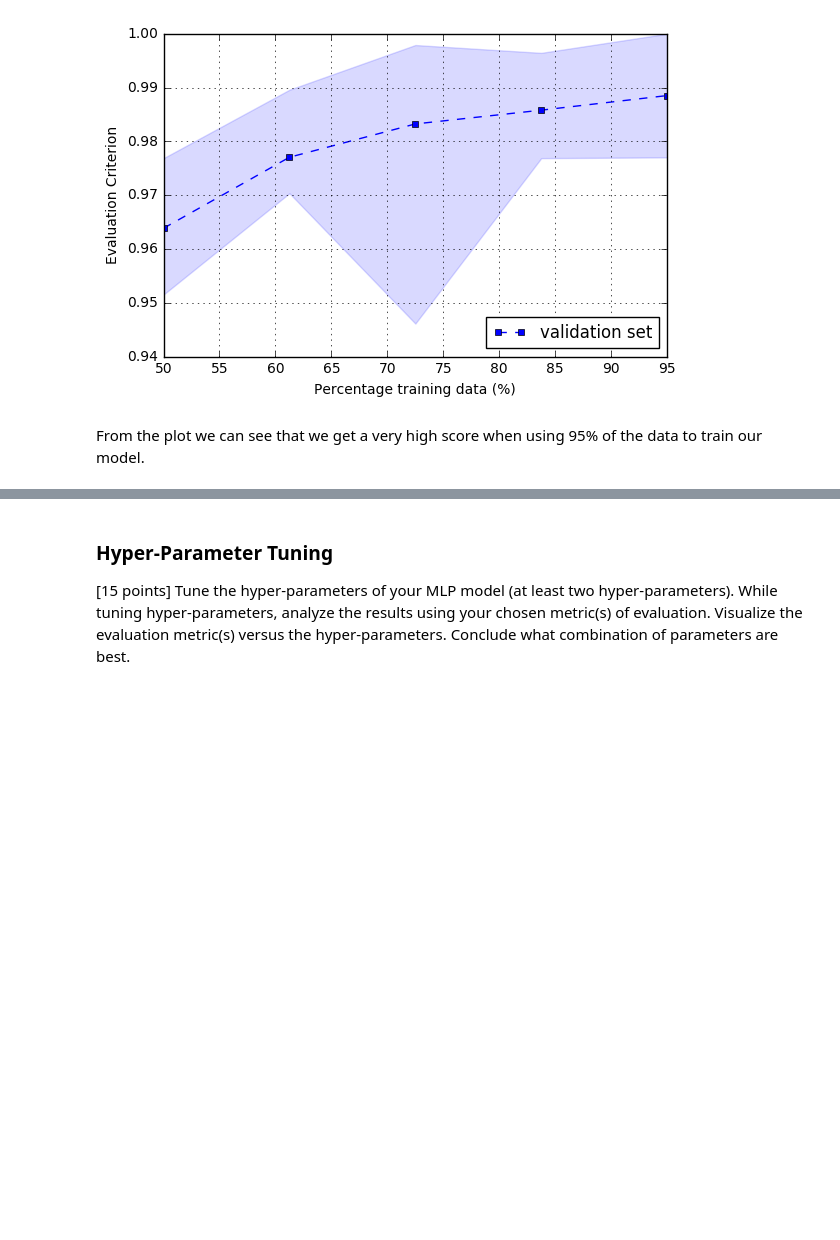
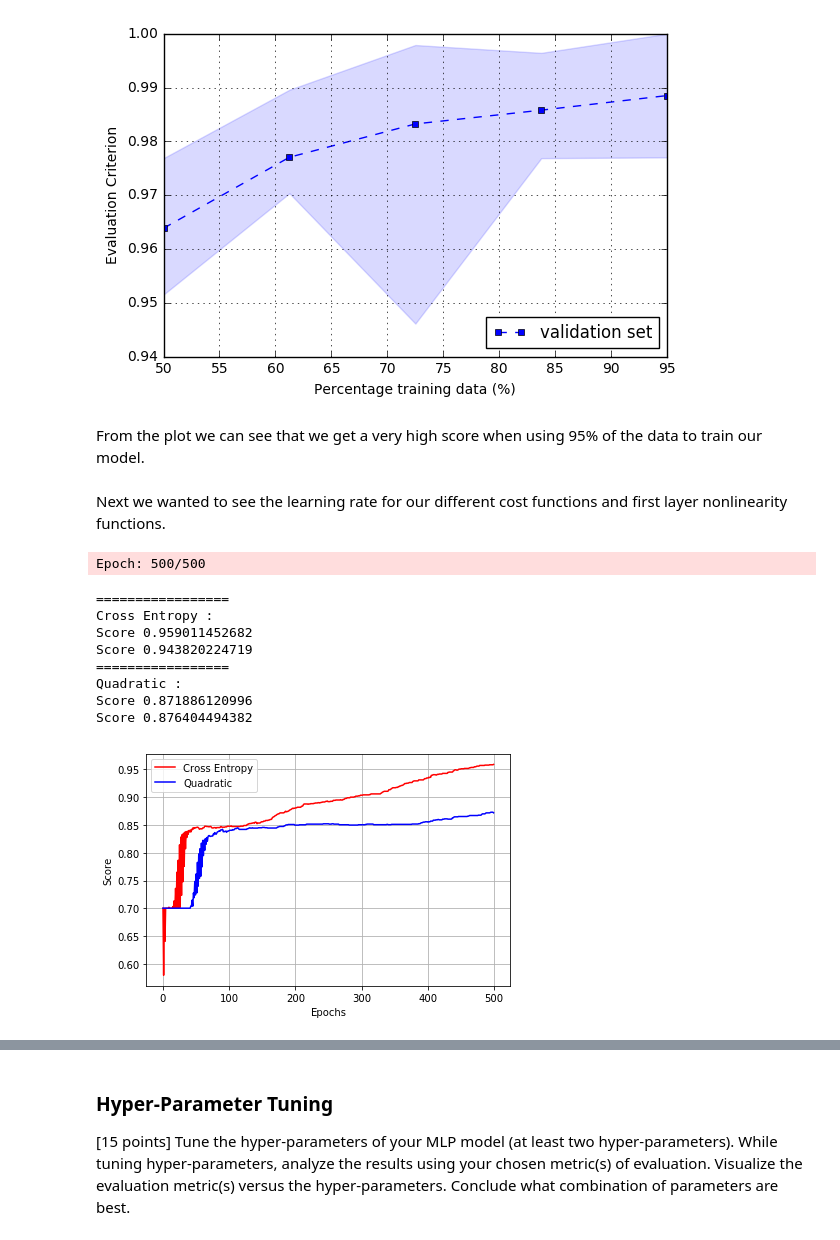
Before and after one commit to LukeWood/Multi-Layer-Perceptron, a Jupyter notebook: Lab5Writeup.ipynb, the cells around one changed output, grey strips where cells are left out. Drawn from its saved outputs; the diff is of its cells as text; code cells hidden in the pictures; blank space fills up the shorter version.

Commit message:
add function comparison plots

```diff
--- a/Lab5Writeup.ipynb
+++ b/Lab5Writeup.ipynb
@@ -436,3 +442,54 @@ plot_filled(np.array(test_scores), train_sizes*100, 'Percentage training data (%
 [figure]
 # %% [markdown]
 From the plot we can see that we get a very high score when using 95% of the data to train our model.
+# %% [markdown]
+Next we wanted to see the learning rate for our different cost functions and first layer nonlinearity functions.
+# %%
+# from Lecture 8 notebook (Eric Larson)
+# https://github.com/eclarson/MachineLearningNotebooks
+def print_result(nn,X_train,y_train,X_test,y_test,title="",color="red"):
+
+    print("=================")
+    print(title,":")
+    yhat = nn.predict(X_train)
+    print('Score',weighted_recall_score(y_train,yhat,weights))
+
+    yhat = nn.predict(X_test)
+    print('Score',weighted_recall_score(y_test,yhat,weights))
+
+    plt.plot(range(len(nn.score_)), nn.score_, color=color,label=title)
+    plt.ylabel('Score')
+
+    plt.xlabel('Epochs')
+    plt.tight_layout()
+    plt.legend(loc='best')
+    plt.grid(True)
+# %%
+cv_test = StratifiedShuffleSplit(n_splits=1, test_size=0.05)
+
+for train_indices, test_indices in cv_test.split(X, y):
+    X_train, X_test = X[train_indices], X[test_indices]
+    y_train, y_test = y[train_indices], y[test_indices]
+
+my_scorer = make_scorer(weighted_recall_score, weight_matrix=weights)
+# %%
+tlp_quad = MyTLP(f_cost='quadratic', scorer=my_scorer)
+tlp_cross = MyTLP(f_cost='cross', scorer=my_scorer)
+
+tlp_cross.fit(X_train, y_train, print_progress=1)
+tlp_quad.fit(X_train, y_train, print_progress=1)
+
+print_result(tlp_cross,X_train,y_train,X_test,y_test,title="Cross Entropy",color="red")
+print_result(tlp_quad,X_train,y_train,X_test,y_test,title="Quadratic",color="blue")
+plt.show()
+# %% [output]
+Epoch: 500/500
+=================
+Cross Entropy :
+Score 0.959011452682
+Score 0.943820224719
+=================
+Quadratic :
+Score 0.871886120996
+Score 0.876404494382
+[figure, added]
```
Also changed, not shown: parts of 5 cells of this notebook.
